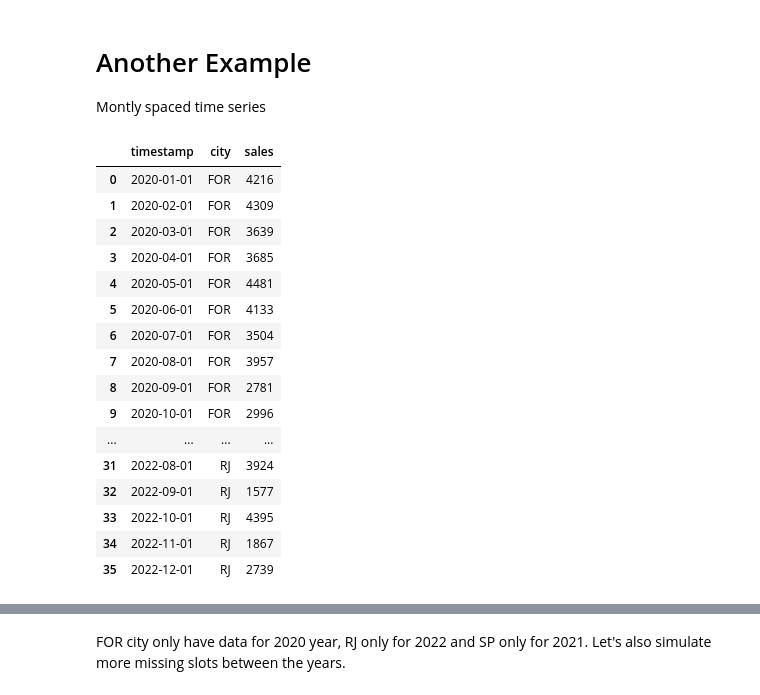
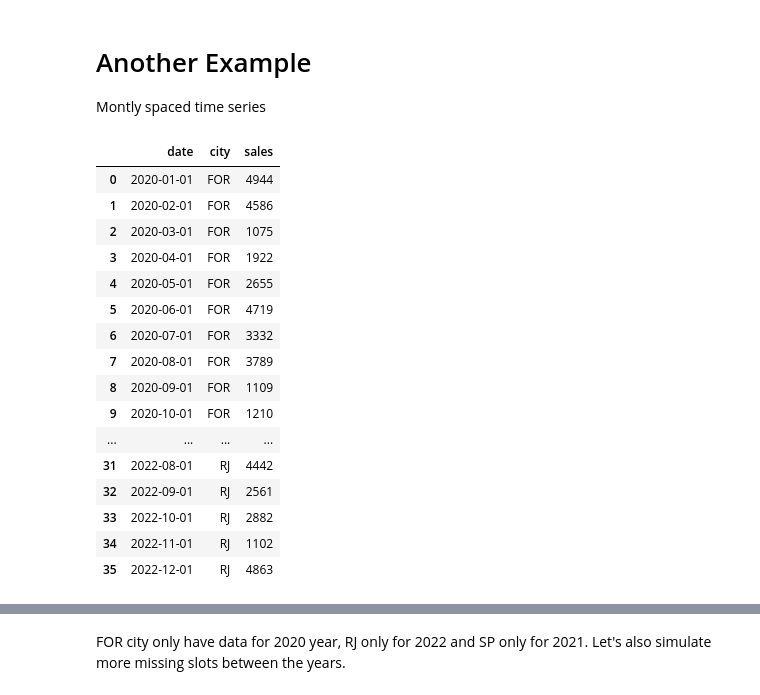
Before and after one commit to joaopcnogueira/ts2ml, a Jupyter notebook: nbs/index.ipynb, the cells around one changed output, grey strips where cells are left out. Drawn from its saved outputs; the diff is of its cells as text; code cells hidden in the pictures.

```diff
--- a/nbs/index.ipynb
+++ b/nbs/index.ipynb
@@ -50,35 +92,35 @@ Montly spaced time series
 # %%
 import pandas as pd
 import numpy as np
 
 # Generate timestamp index with monthly frequency
 date_rng = pd.date_range(start='1/1/2020', end='12/1/2022', freq='MS')
 
 # Create list of city codes
 cities = ['FOR', 'SP', 'RJ']
 
 # Create dataframe with random sales data for each city on each month
 df = pd.DataFrame({
-    'timestamp': date_rng,
+    'date': date_rng,
     'city': np.repeat(cities, len(date_rng)//len(cities)),
     'sales': np.random.randint(1000, 5000, size=len(date_rng))
 })
 df
 # %% [output]
-|  | timestamp | city | sales |
-| 0 | 2020-01-01 | FOR | 4216 |
-| 1 | 2020-02-01 | FOR | 4309 |
-| 2 | 2020-03-01 | FOR | 3639 |
-| 3 | 2020-04-01 | FOR | 3685 |
-| 4 | 2020-05-01 | FOR | 4481 |
-| 5 | 2020-06-01 | FOR | 4133 |
-| 6 | 2020-07-01 | FOR | 3504 |
-| 7 | 2020-08-01 | FOR | 3957 |
-| 8 | 2020-09-01 | FOR | 2781 |
-| 9 | 2020-10-01 | FOR | 2996 |
+|  | date | city | sales |
+| 0 | 2020-01-01 | FOR | 4944 |
+| 1 | 2020-02-01 | FOR | 4586 |
+| 2 | 2020-03-01 | FOR | 1075 |
+| 3 | 2020-04-01 | FOR | 1922 |
+| 4 | 2020-05-01 | FOR | 2655 |
+| 5 | 2020-06-01 | FOR | 4719 |
+| 6 | 2020-07-01 | FOR | 3332 |
+| 7 | 2020-08-01 | FOR | 3789 |
+| 8 | 2020-09-01 | FOR | 1109 |
+| 9 | 2020-10-01 | FOR | 1210 |
 | ... | ... | ... | ... |
-| 31 | 2022-08-01 | RJ | 3924 |
-| 32 | 2022-09-01 | RJ | 1577 |
-| 33 | 2022-10-01 | RJ | 4395 |
-| 34 | 2022-11-01 | RJ | 1867 |
-| 35 | 2022-12-01 | RJ | 2739 |
+| 31 | 2022-08-01 | RJ | 4442 |
+| 32 | 2022-09-01 | RJ | 2561 |
+| 33 | 2022-10-01 | RJ | 2882 |
+| 34 | 2022-11-01 | RJ | 1102 |
+| 35 | 2022-12-01 | RJ | 4863 |
```
Also changed, not shown: parts of 16 cells of this notebook, 6 other files.
